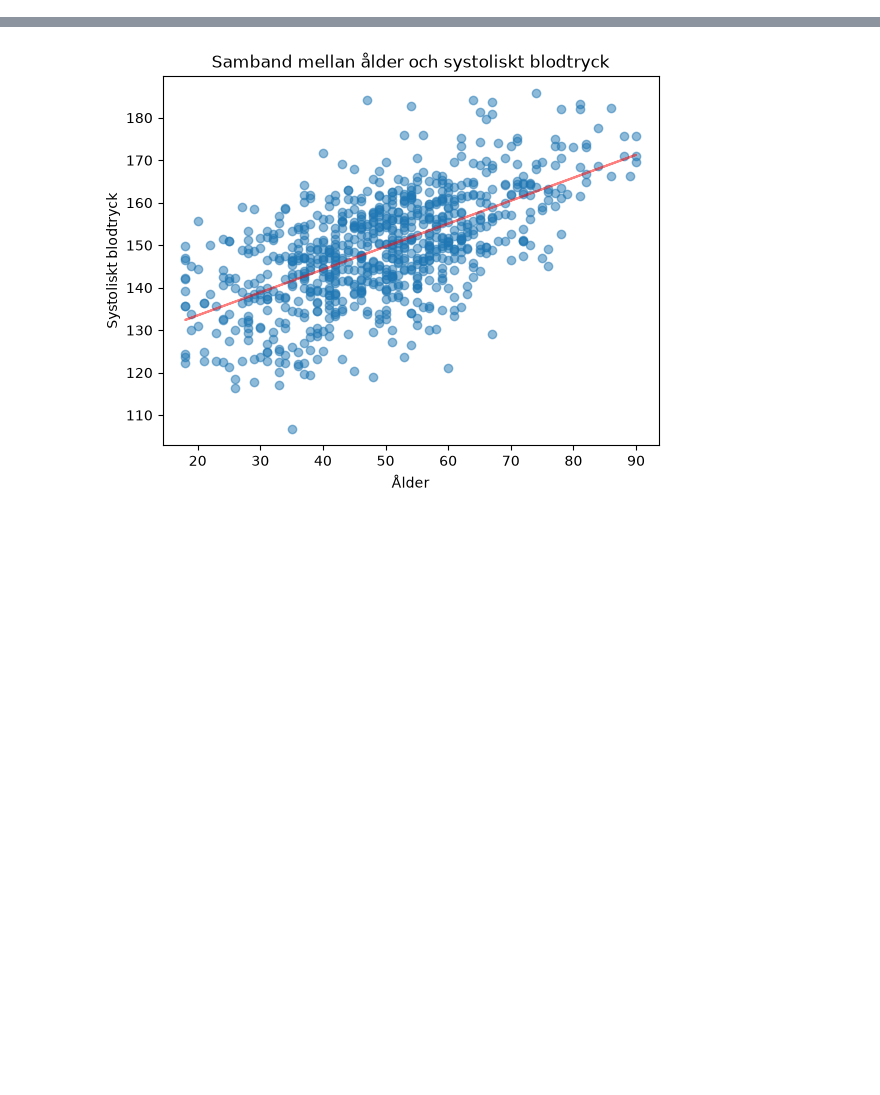
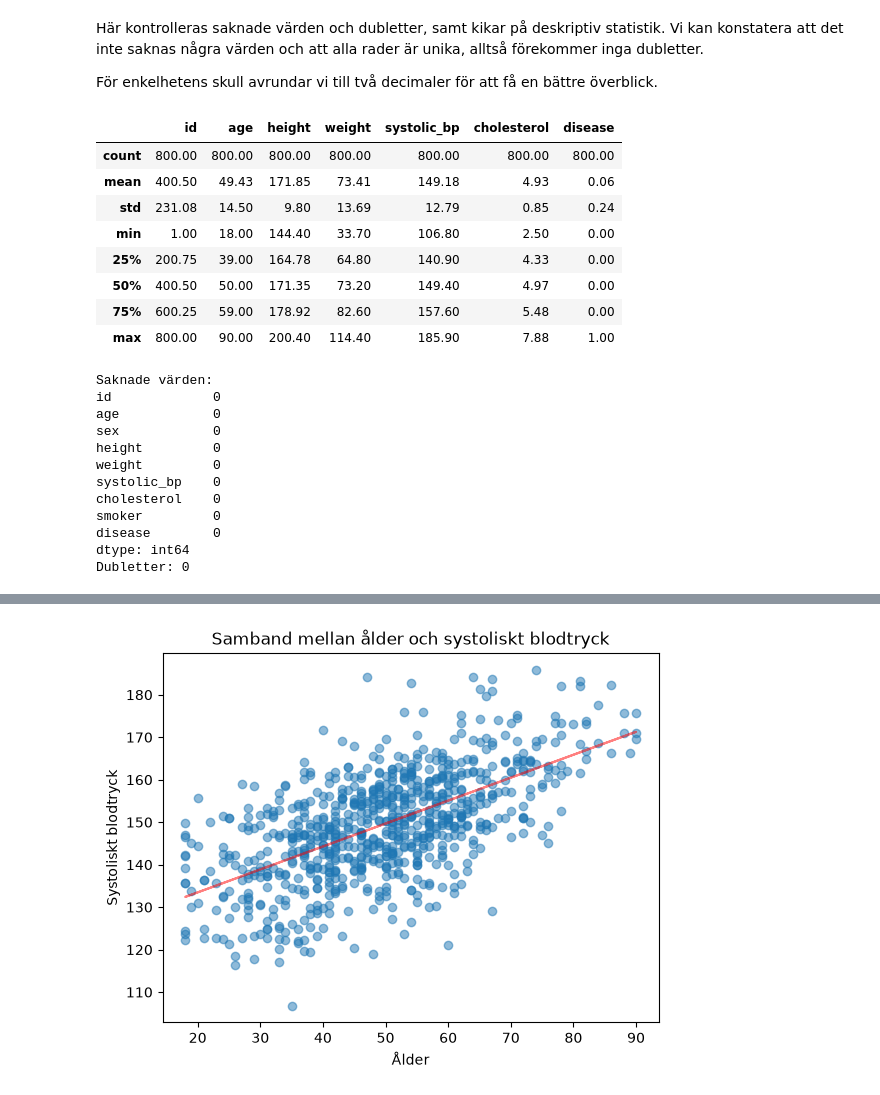
Before and after one commit to loviswikstrom/Health_Study_Analyze, a Jupyter notebook: notebooks/finalreport.ipynb, the cells around one changed output, grey strips where cells are left out. Drawn from its saved outputs; the diff is of its cells as text; code cells hidden in the pictures; blank space fills up the shorter version.

Commit message:
Sammanställt rapport och lagt till requirements

```diff
--- a/notebooks/wtf.ipynb
+++ b/notebooks/finalreport.ipynb
@@ -18,0 +35,33 @@ df = load_data()
+# %% [markdown]
+Här kontrolleras saknade värden och dubletter, samt kikar på deskriptiv statistik.
+Vi kan konstatera att det inte saknas några värden och att alla rader är unika, alltså förekommer inga dubletter.
+
+För enkelhetens skull avrundar vi till två decimaler för att få en bättre överblick.
+# %%
+display(df.describe().round(2))
+
+print("Saknade värden:")
+print(df.isna().sum())
+print("Dubletter:", df.duplicated().sum())
+# %% [output]
+|  | id | age | height | weight | systolic_bp | cholesterol | disease |
+| count | 800.00 | 800.00 | 800.00 | 800.00 | 800.00 | 800.00 | 800.00 |
+| mean | 400.50 | 49.43 | 171.85 | 73.41 | 149.18 | 4.93 | 0.06 |
+| std | 231.08 | 14.50 | 9.80 | 13.69 | 12.79 | 0.85 | 0.24 |
+| min | 1.00 | 18.00 | 144.40 | 33.70 | 106.80 | 2.50 | 0.00 |
+| 25% | 200.75 | 39.00 | 164.78 | 64.80 | 140.90 | 4.33 | 0.00 |
+| 50% | 400.50 | 50.00 | 171.35 | 73.20 | 149.40 | 4.97 | 0.00 |
+| 75% | 600.25 | 59.00 | 178.92 | 82.60 | 157.60 | 5.48 | 0.00 |
+| max | 800.00 | 90.00 | 200.40 | 114.40 | 185.90 | 7.88 | 1.00 |
+Saknade värden:
+id             0
+age            0
+sex            0
+height         0
+weight         0
+systolic_bp    0
+cholesterol    0
+smoker         0
+disease        0
+dtype: int64
+Dubletter: 0
```
Also changed, not shown: parts of 29 cells of this notebook, 3 other files.
